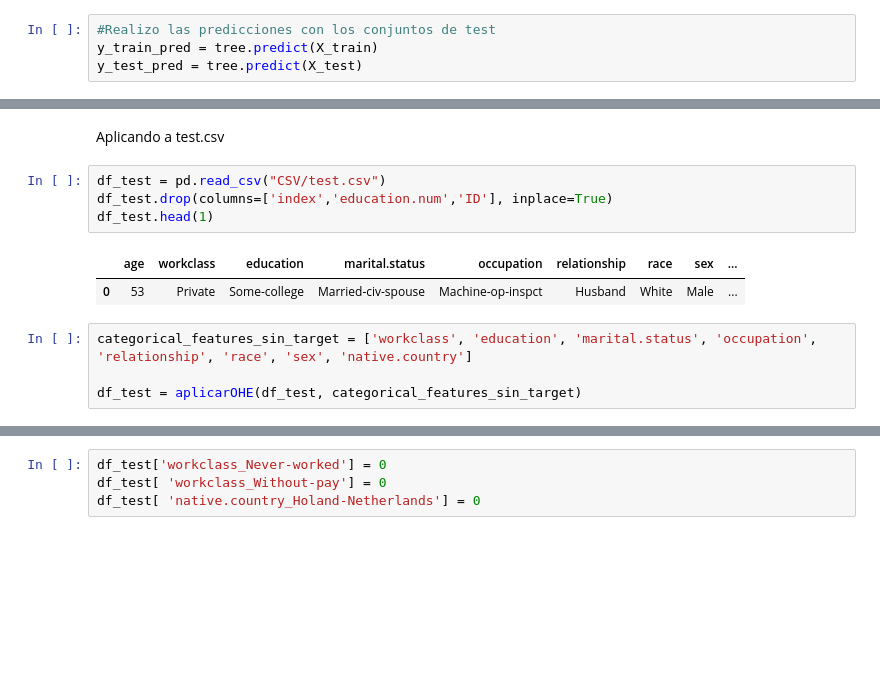
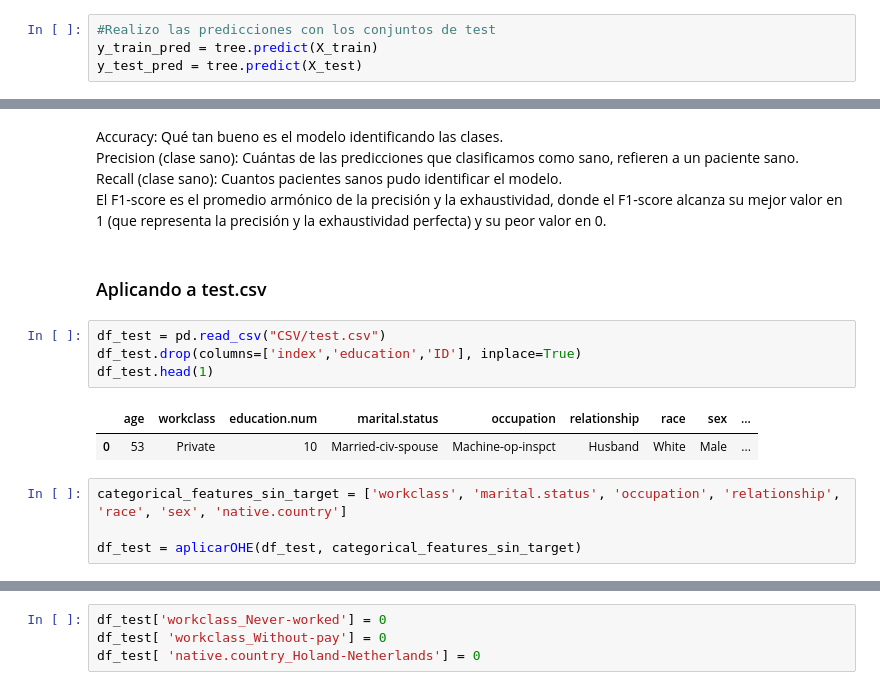
Before and after one commit to ivanjavierparra/DataScience-Sprint1, a Jupyter notebook: Consigna_entrega_1(1).ipynb, the cells around one changed output, grey strips where cells are left out. Saved outputs shown, nothing was run; the diff lists cells and outputs as text; blank space fills up the shorter version.

```diff
--- a/Consigna_entrega_1(1).ipynb
+++ b/Consigna_entrega_1(1).ipynb
@@ -728,14 +773,20 @@ weighted avg       0.84      0.80      0.75      5532
+# %% [markdown]
+Accuracy: Qué tan bueno es el modelo identificando las clases. <br>
+Precision (clase sano): Cuántas de las predicciones que clasificamos como sano, refieren a un
+paciente sano.<br>
+Recall (clase sano): Cuantos pacientes sanos pudo identificar el modelo.<br>
+El F1-score es el promedio armónico de la precisión y la exhaustividad, donde el F1-score alcanza su mejor valor en 1 (que representa la precisión y la exhaustividad perfecta) y su peor valor en 0.
 # %% [markdown]
-Aplicando a test.csv
+### Aplicando a test.csv
 # %%
 df_test = pd.read_csv("CSV/test.csv")
-df_test.drop(columns=['index','education.num','ID'], inplace=True)
+df_test.drop(columns=['index','education','ID'], inplace=True)
 df_test.head(1)
 # %% [output]
-|  | age | workclass | education | marital.status | occupation | relationship | race | sex | ... |
-| 0 | 53 | Private | Some-college | Married-civ-spouse | Machine-op-inspct | Husband | White | Male | ... |
+|  | age | workclass | education.num | marital.status | occupation | relationship | race | sex | ... |
+| 0 | 53 | Private | 10 | Married-civ-spouse | Machine-op-inspct | Husband | White | Male | ... |
 # %%
-categorical_features_sin_target = ['workclass', 'education', 'marital.status', 'occupation', 'relationship', 'race', 'sex', 'native.country']
+categorical_features_sin_target = ['workclass', 'marital.status', 'occupation', 'relationship', 'race', 'sex', 'native.country']
 
 df_test = aplicarOHE(df_test, categorical_features_sin_target)
 # %%
```
Also changed, not shown: parts of 41 cells of this notebook.
